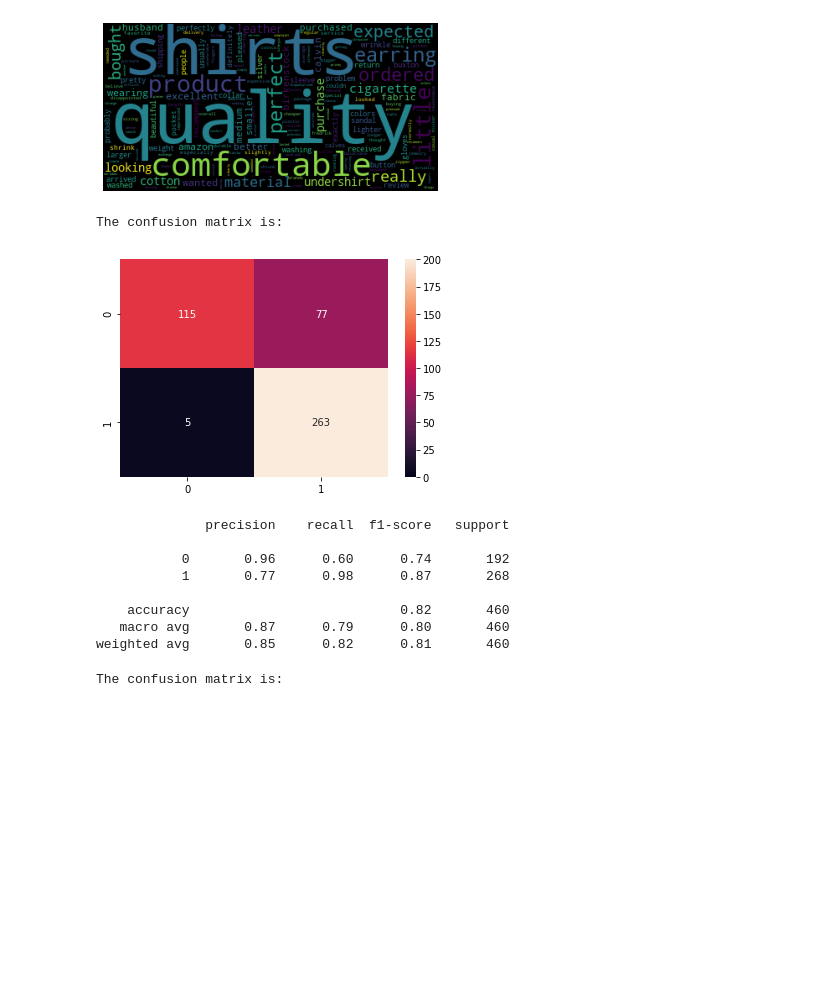
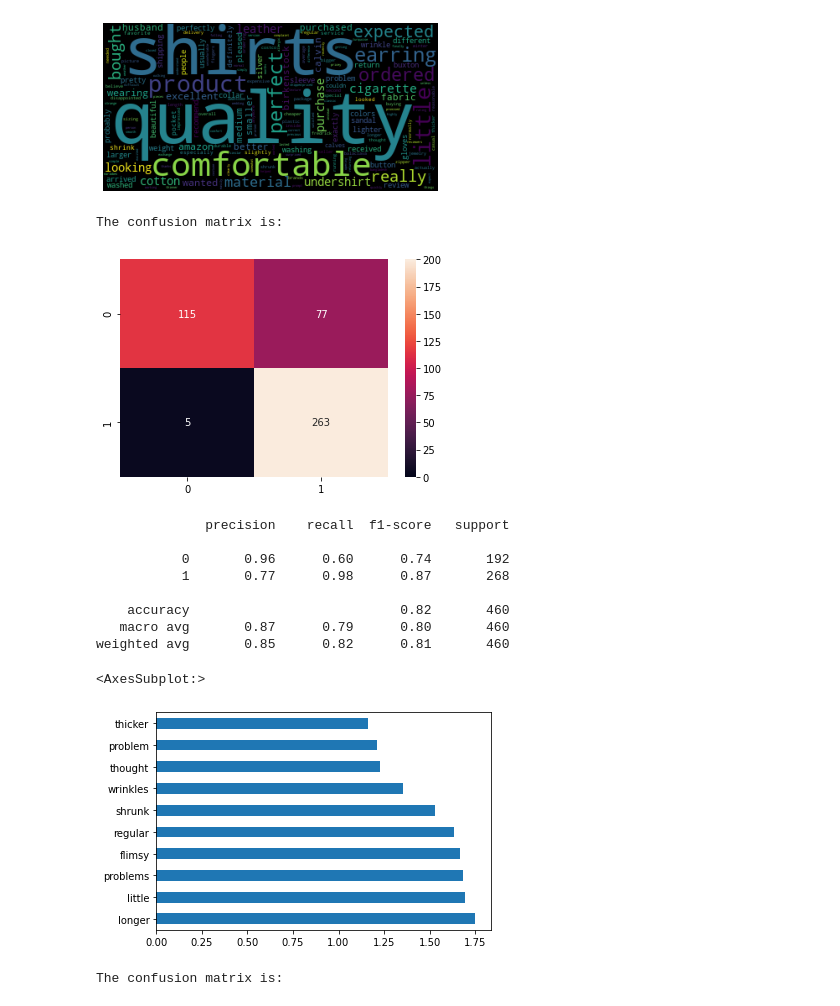
Before and after one commit to ljq0067/GU-ANLY501-Individual-Project-Profolio, a Jupyter notebook: SVM/5 star.ipynb, the cells around one changed output. Saved outputs shown, nothing was run; the diff lists cells and outputs as text; code cells hidden in the pictures; blank space fills up the shorter version.

```diff
--- a/SVM/5 star.ipynb
+++ b/SVM/5 star.ipynb
@@ -38,33 +38,38 @@ from sklearn.metrics import confusion_matrix
 from sklearn.metrics import classification_report
 import seaborn as sns
 
 classifier=svm.SVC(kernel="linear", C=1)
 classifier.fit(x_train, y_train)
 
 dt_pred = classifier.predict(x_train)
 
 bn_matrix = pd.DataFrame(confusion_matrix(y_train, dt_pred),
                          index=classifier.classes_,
                          columns=classifier.classes_)
 
 plt.figure()
 print("\nThe confusion matrix is:")
 ax = sns.heatmap(bn_matrix,annot=True, fmt='.4g', vmin=0, vmax=200)
 plt.show()
 
 
 print(classification_report(y_train, dt_pred))
+
+pd.Series(abs(classifier.coef_[0]), index=x_train.columns)\
+.nlargest(10).plot(kind='barh')
 # %% [output]
 The confusion matrix is:
 [figure]
               precision    recall  f1-score   support
 
            0       0.96      0.60      0.74       192
            1       0.77      0.98      0.87       268
 
     accuracy                           0.82       460
    macro avg       0.87      0.79      0.80       460
 weighted avg       0.85      0.82      0.81       460
+<AxesSubplot:>
+[figure, added]
 # %%
 classifier=svm.SVC(kernel="rbf", C=1, degree=3, gamma="auto")
 classifier.fit(x_train, y_train)
```
